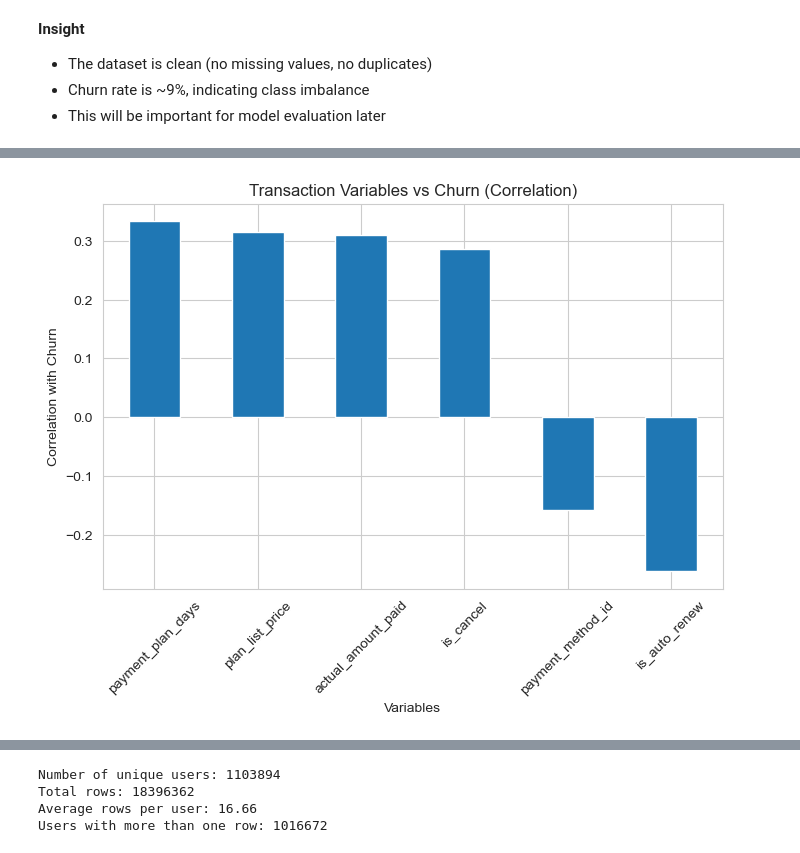
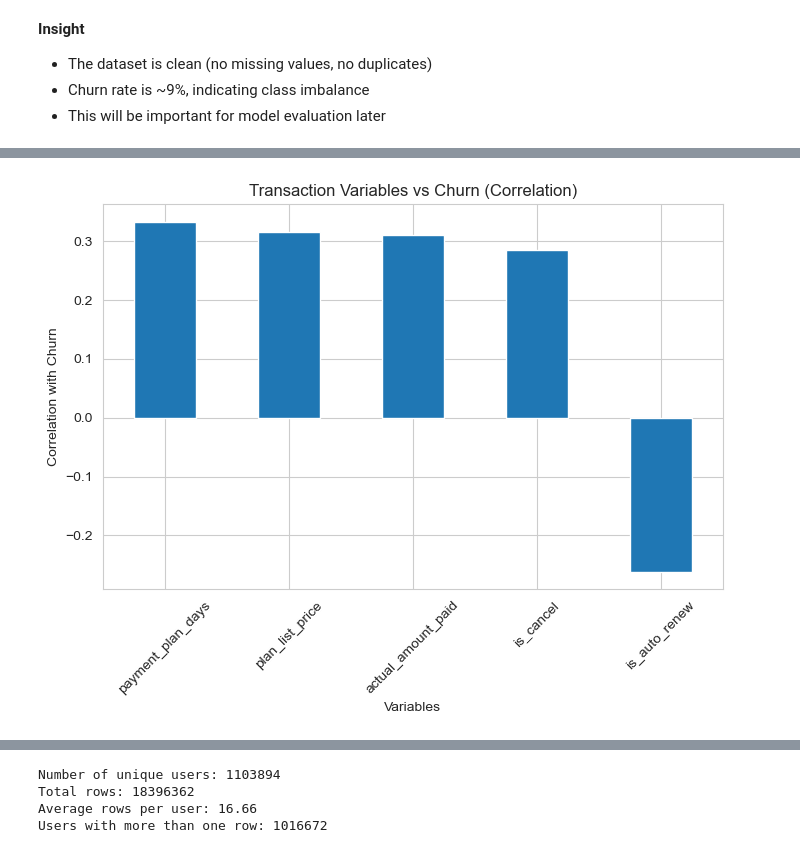
Before and after one commit to PaulinaMamiaga/customer-churn-intelligence-system, a Jupyter notebook: notebooks/01_initial_eda.ipynb, the cells around one changed output, grey strips where cells are left out. Drawn from its saved outputs; the diff is of its cells as text; code cells hidden in the pictures.

```diff
--- a/notebooks/01_initial_eda.ipynb
+++ b/notebooks/01_initial_eda.ipynb
@@ -190,30 +307,29 @@ Exact duplicate rows in transactions: 0
 # %%
-# 3.3.1. Churn drivers overview
+# 3.3.4. Churn drivers in transactions overview
 
 transactions_train = transactions.merge(train, on="msno", how="left")
 
 # Select relevant numerical transaction variables
 cols = [
-"payment_method_id",
 "payment_plan_days",
 "plan_list_price",
 "actual_amount_paid",
 "is_auto_renew",
 "is_cancel"
 ]
 
 # Compute correlation with churn
 corr = transactions_train[cols + ["is_churn"]].corr()["is_churn"].drop("is_churn")
 
 # Sort for visualization
 corr = corr.sort_values(ascending=False)
 
 # Plot
 corr.plot(kind="bar")
 plt.title("Transaction Variables vs Churn (Correlation)")
 plt.ylabel("Correlation with Churn")
 plt.xlabel("Variables")
 plt.xticks(rotation=45)
 plt.show()
 # %% [output]
-[figure, old version]
+[figure, new version]
```
Also changed, not shown: parts of 37 cells of this notebook.
